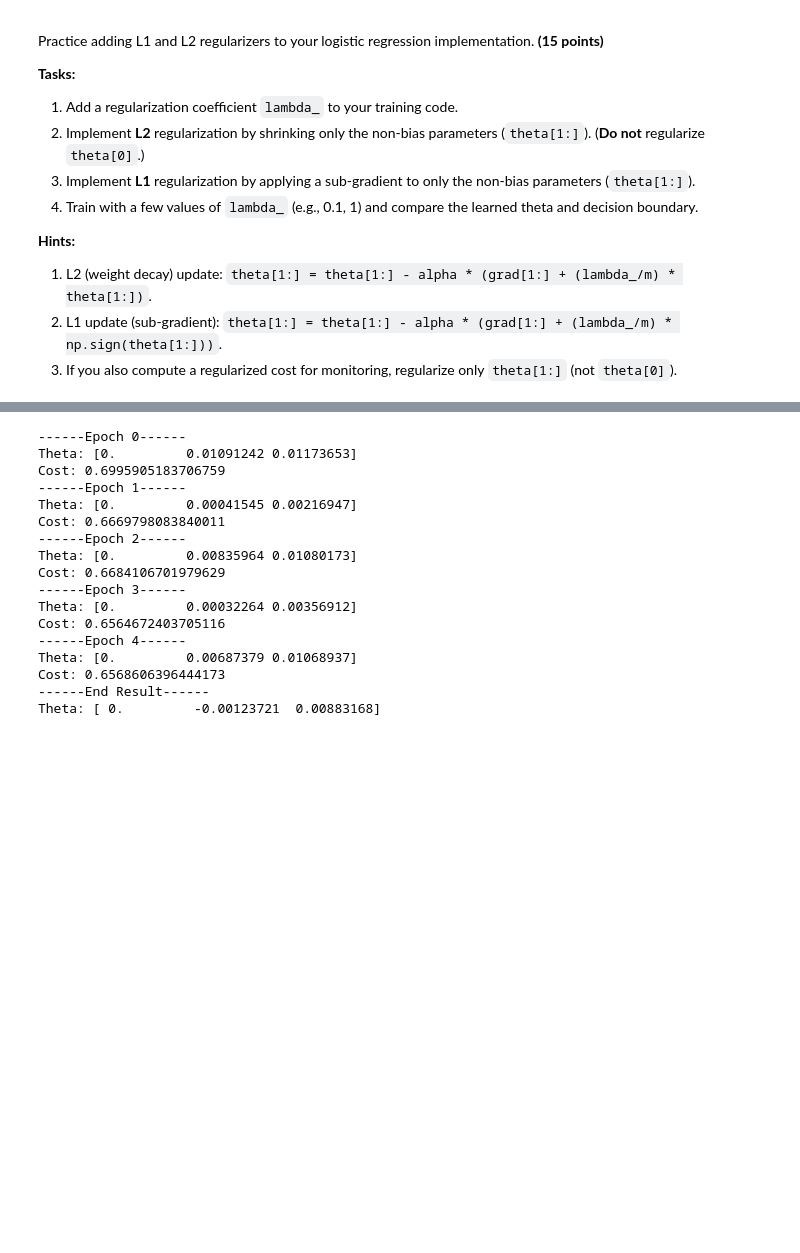
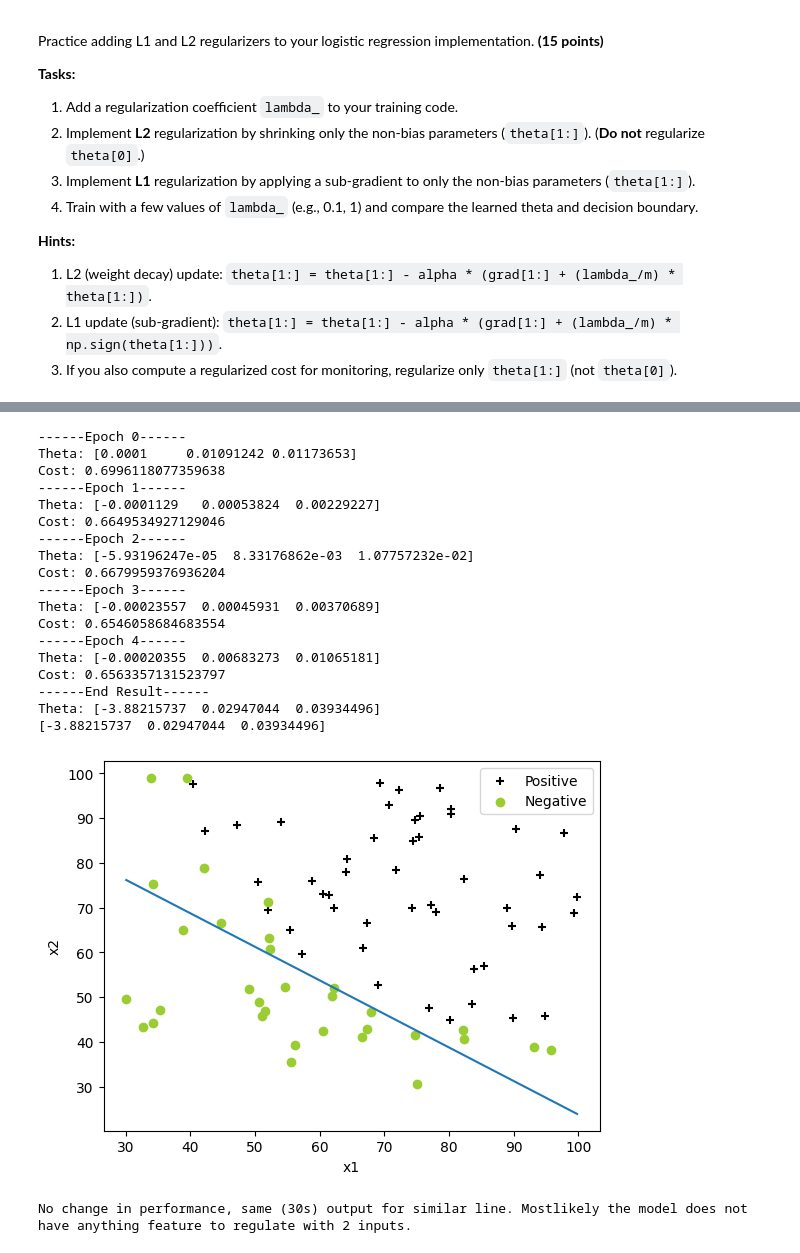
Before and after one commit to jakedog17/COP4630_HW2_Coding_Logistic_Regression, a Jupyter notebook: Homework_02.ipynb, the cells around one changed output, grey strips where cells are left out. Cells and saved outputs as stored; diff of their text form; code cells hidden in the pictures; blank space fills up the shorter version.

```diff
--- a/Homework_02.ipynb
+++ b/Homework_02.ipynb
@@ -426,47 +457,77 @@ L = 0.001
 
 epochs = 80000
 
-lambda_ = 10
+lambda_ = 0.1
 #restart theta at zero
 theta = np.zeros(3)
 
 #loop through gradient descendent
 for i in range(epochs):
   #grad is finding the theta value
   grad = cal_grad(theta, X, y)
   #times by L for learnign rate of new grad for theta
   ##theta -= L*grad
+  theta[0] -= L*grad[0]
   theta[1:] = theta[1:] - L * (grad[1:] + (lambda_/m) * np.sign(theta[1:]))
   #cost of doing this
   cost = cal_cost(theta, X, y)
 
   #debug strings
   if (i < 5):
 
     print(f"------Epoch {i}------")
     print("Theta:", theta)
     print("Cost:", cost)
 
 #end result
 print(f"------End Result------")
 print("Theta:", theta)
 
 #Execution time similar to before regulation, maybe worse when lamba_ is larger
+
+# Draw Decision Boundary Here
+plt.scatter(x1_1, x2_1, label='Positive', marker='+', c="black")
+plt.scatter(x1_0, x2_0, label='Negative', c="yellowgreen")
+
+
+plt.xlabel('x1')
+plt.ylabel('x2')
+plt.legend()
+
+print(theta)
+#sigmoid(theta[0]+ x1 * theta[1] + x2* theta[2])
+plot_x1 = np.array([np.min(x1), np.max(x1)])
+
+plot_x2 = -(theta[0] +  plot_x1 * theta[1]) / theta[2]
+plt.plot(plot_x1, plot_x2)
+
+#print(sigmoid(theta[0] + x1 * theta[1] + x2 * theta[2])==0.5)
+#plot_x2 = -(thetas[1] * x1 + thetas[0]) / thetas[2]
+#plt.plot(x1,x2)
+#plt.plot(theta)
+
+plt.show()
+
+
+print("No change in performance, same (30s) output for similar line. Mostlikely the model does not have anything feature to regulate with 2 inputs.")
 # %% [output]
 ------Epoch 0------
-Theta: [0.         0.01091242 0.01173653]
-Cost: 0.6995905183706759
+Theta: [0.0001     0.01091242 0.01173653]
+Cost: 0.6996118077359638
 ------Epoch 1------
-Theta: [0.         0.00041545 0.00216947]
-Cost: 0.6669798083840011
+Theta: [-0.0001129   0.00053824  0.00229227]
+Cost: 0.6649534927129046
 ------Epoch 2------
-Theta: [0.         0.00835964 0.01080173]
-Cost: 0.6684106701979629
+Theta: [-5.93196247e-05  8.33176862e-03  1.07757232e-02]
+Cost: 0.6679959376936204
 ------Epoch 3------
-Theta: [0.         0.00032264 0.00356912]
-Cost: 0.6564672403705116
+Theta: [-0.00023557  0.00045931  0.00370689]
+Cost: 0.6546058684683554
 ------Epoch 4------
-Theta: [0.         0.00687379 0.01068937]
-Cost: 0.6568606396444173
+Theta: [-0.00020355  0.00683273  0.01065181]
+Cost: 0.6563357131523797
 ------End Result------
-Theta: [ 0.         -0.00123721  0.00883168]
+Theta: [-3.88215737  0.02947044  0.03934496]
+[-3.88215737  0.02947044  0.03934496]
+[figure, added]
+No change in performance, same (30s) output for similar line. Mostlikely the model does not have anything feature to regulate with 2 inputs.
```
Also changed, not shown: parts of 1 cell of this notebook.
